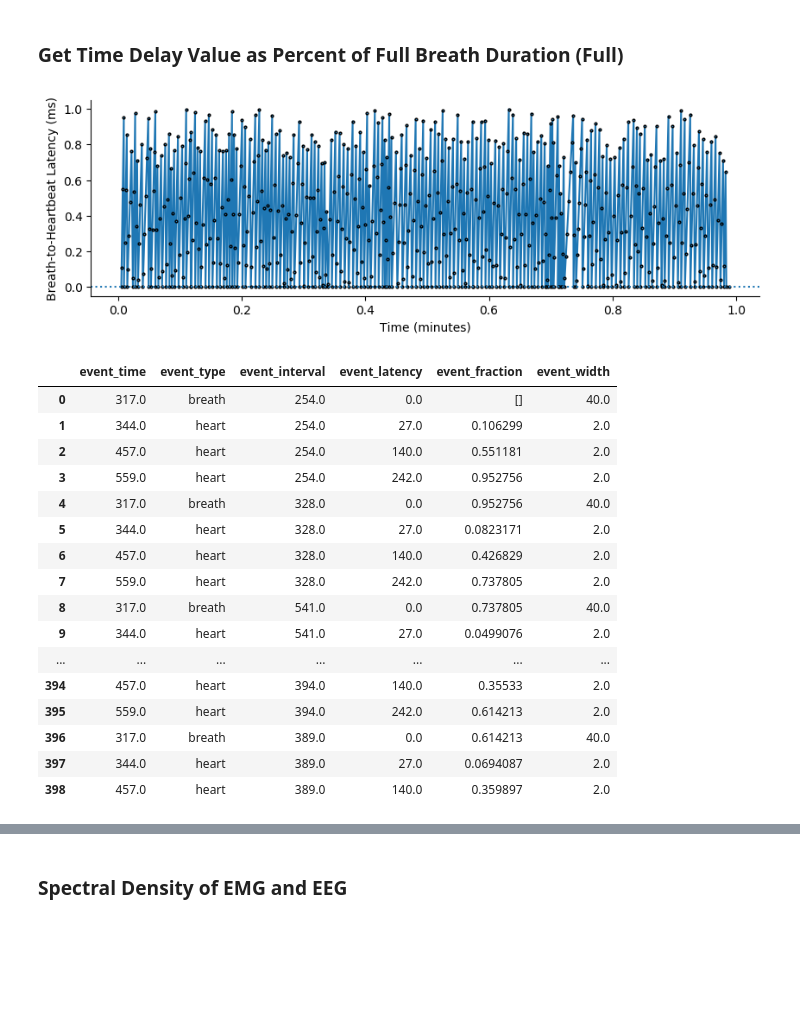
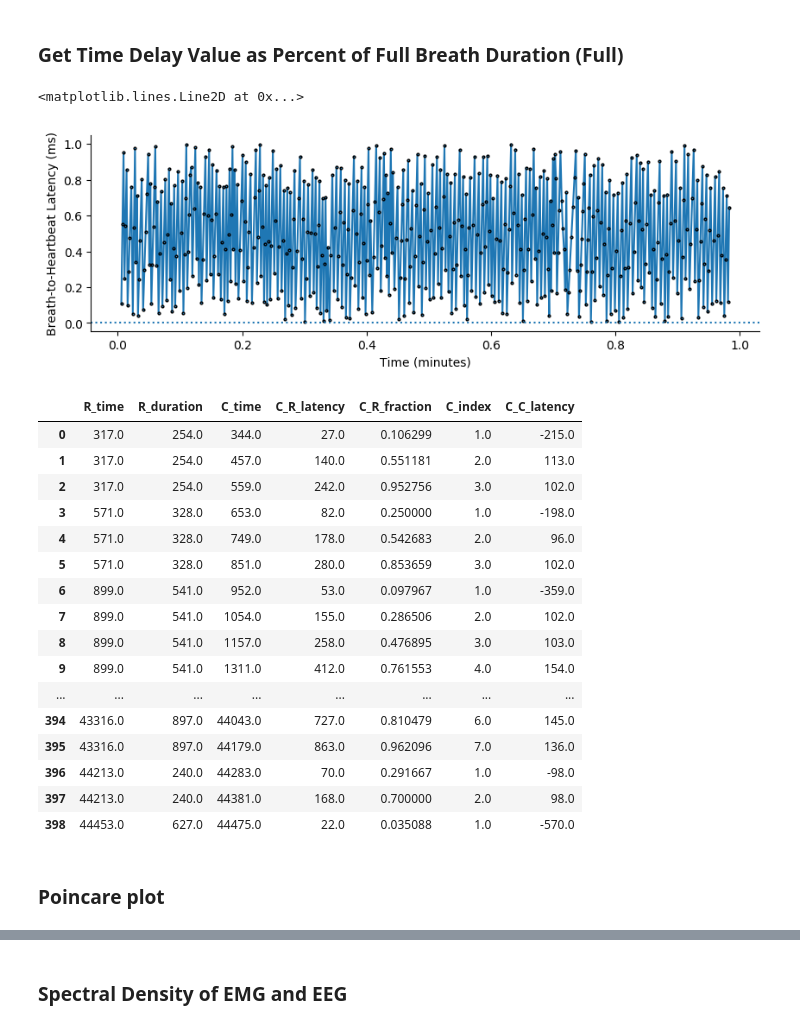
Before and after one commit to haleyspeed/Heart_Rate_Variability, a Jupyter notebook: kalume_hrv_1.1.ipynb, the cells around one changed output, grey strips where cells are left out. Saved outputs shown, nothing was run; the diff lists cells and outputs as text; code cells hidden in the pictures; blank space fills up the shorter version.

```diff
--- a/kalume_hrv_1.1.ipynb
+++ b/kalume_hrv_1.1.ipynb
@@ -548,65 +555,64 @@ ax = ax.axhline (0, ls= ':')
 # %% [markdown]
 ### Get Time Delay Value as Percent of Full Breath Duration (Full)
 # %%
-breath_times, heart_latencies_fraction, breath_durations = get_latencies_as_fraction(epochs, breath_durations)
-fig, ax = plot_anything (breath_times[:], heart_latencies_fraction[:], 'none', 'Time (minutes)', 'Breath-to-Heartbeat Latency (ms)', True)
-ax = ax.axhline (0, ls= ':')
+breath_times, heart_times, heart_latencies_fraction, breath_durations = get_latencies_as_fraction(epochs, breath_durations)
+fig, ax = plot_anything (heart_times[:], heart_latencies_fraction[:], 'none', 'Time (minutes)', 'Breath-to-Heartbeat Latency (ms)', True)
+ax.axhline (0, ls= ':')
+#for breath in breath_times:
+#    ax.axvline(datapoints_to_minutes(breath), color = "lightgray")
 # %% [output]
+<matplotlib.lines.Line2D at 0x...>
-[figure, old version]
+[figure, new version]
 # %%
 def save_csv (df_out, file_out, dir_out):
     """Saves the dataframe to a csv spreadsheet in the specified directory. """
     try:
         os.stat(dir_out)
     except:
         os.makedirs(dir_out)
 
     # Write data to file
     os.chdir(dir_out)
     df_out.to_csv(file_out, index = True)
 
 
-row = {'event_time':[], 'event_type':[], 'event_interval':[], 'event_latency':[], 'event_fraction':[], 'event_width':[]}
+row = {}
 df = pd.DataFrame(row)
-
 i = 0
 for epoch in epochs:
-    while i < len(breath_durations):
-        row['event_time'] = epoch['breath_x']
-        row['event_type'] = 'breath'
-        row['event_interval'] = breath_durations[i]
-        row['event_latency'] = 0
-        row['event_fraction']
-        row['event_width'] = epoch['breaths_width']
-        df = df.append(row, ignore_index = True)
-        j = 0
+    j = 0
+    if i < len(breath_durations):
         for beat in epoch['heartbeats_x']:
-            row['event_time'] = beat
-            row['event_type'] = 'heart'
-            row['event_interval'] = breath_durations[i]
-            row['event_latency'] = beat - epoch['breath_x']
-            row['event_fraction'] = row['event_latency'] / row['event_interval']
-            row['event_width'] = epoch['heartbeats_width'][j]
+            row['R_time'] = epoch['breath_x']
+            row['R_duration'] = breath_durations[i]
+            row['C_time'] = beat
+            row['C_R_latency'] = beat - epoch['breath_x']
+            row['C_R_fraction'] = row['C_R_latency'] / breath_durations[i]
+            row['C_index'] = j+1
+            row['C_C_latency'] = beat - epoch['heartbeats_x'][j-1]
             df = df.append(row, ignore_index = True)
             j = j + 1
         i = i + 1
+df = df[['R_time', 'R_duration', 'C_time', 'C_R_latency', 'C_R_fraction', 'C_index', 'C_C_latency']]
 display(HTML(df.to_html()))
 save_csv(df, file_in.replace('.edf', '.csv'), dir_in)
 # %% [output]
-|  | event_time | event_type | event_interval | event_latency | event_fraction | event_width |
-| 0 | 317.0 | breath | 254.0 | 0.0 | [] | 40.0 |
-| 1 | 344.0 | heart | 254.0 | 27.0 | 0.106299 | 2.0 |
-| 2 | 457.0 | heart | 254.0 | 140.0 | 0.551181 | 2.0 |
-| 3 | 559.0 | heart | 254.0 | 242.0 | 0.952756 | 2.0 |
-| 4 | 317.0 | breath | 328.0 | 0.0 | 0.952756 | 40.0 |
-| 5 | 344.0 | heart | 328.0 | 27.0 | 0.0823171 | 2.0 |
-| 6 | 457.0 | heart | 328.0 | 140.0 | 0.426829 | 2.0 |
-| 7 | 559.0 | heart | 328.0 | 242.0 | 0.737805 | 2.0 |
-| 8 | 317.0 | breath | 541.0 | 0.0 | 0.737805 | 40.0 |
-| 9 | 344.0 | heart | 541.0 | 27.0 | 0.0499076 | 2.0 |
-| ... | ... | ... | ... | ... | ... | ... |
-| 394 | 457.0 | heart | 394.0 | 140.0 | 0.35533 | 2.0 |
-| 395 | 559.0 | heart | 394.0 | 242.0 | 0.614213 | 2.0 |
-| 396 | 317.0 | breath | 389.0 | 0.0 | 0.614213 | 40.0 |
-| 397 | 344.0 | heart | 389.0 | 27.0 | 0.0694087 | 2.0 |
-| 398 | 457.0 | heart | 389.0 | 140.0 | 0.359897 | 2.0 |
+|  | R_time | R_duration | C_time | C_R_latency | C_R_fraction | C_index | C_C_latency |
+| 0 | 317.0 | 254.0 | 344.0 | 27.0 | 0.106299 | 1.0 | -215.0 |
+| 1 | 317.0 | 254.0 | 457.0 | 140.0 | 0.551181 | 2.0 | 113.0 |
+| 2 | 317.0 | 254.0 | 559.0 | 242.0 | 0.952756 | 3.0 | 102.0 |
+| 3 | 571.0 | 328.0 | 653.0 | 82.0 | 0.250000 | 1.0 | -198.0 |
+| 4 | 571.0 | 328.0 | 749.0 | 178.0 | 0.542683 | 2.0 | 96.0 |
+| 5 | 571.0 | 328.0 | 851.0 | 280.0 | 0.853659 | 3.0 | 102.0 |
+| 6 | 899.0 | 541.0 | 952.0 | 53.0 | 0.097967 | 1.0 | -359.0 |
+| 7 | 899.0 | 541.0 | 1054.0 | 155.0 | 0.286506 | 2.0 | 102.0 |
+| 8 | 899.0 | 541.0 | 1157.0 | 258.0 | 0.476895 | 3.0 | 103.0 |
+| 9 | 899.0 | 541.0 | 1311.0 | 412.0 | 0.761553 | 4.0 | 154.0 |
+| ... | ... | ... | ... | ... | ... | ... | ... |
+| 394 | 43316.0 | 897.0 | 44043.0 | 727.0 | 0.810479 | 6.0 | 145.0 |
+| 395 | 43316.0 | 897.0 | 44179.0 | 863.0 | 0.962096 | 7.0 | 136.0 |
+| 396 | 44213.0 | 240.0 | 44283.0 | 70.0 | 0.291667 | 1.0 | -98.0 |
+| 397 | 44213.0 | 240.0 | 44381.0 | 168.0 | 0.700000 | 2.0 | 98.0 |
+| 398 | 44453.0 | 627.0 | 44475.0 | 22.0 | 0.035088 | 1.0 | -570.0 |
+# %% [markdown]
+### Poincare plot
```
Also changed, not shown: parts of 7 cells of this notebook.
